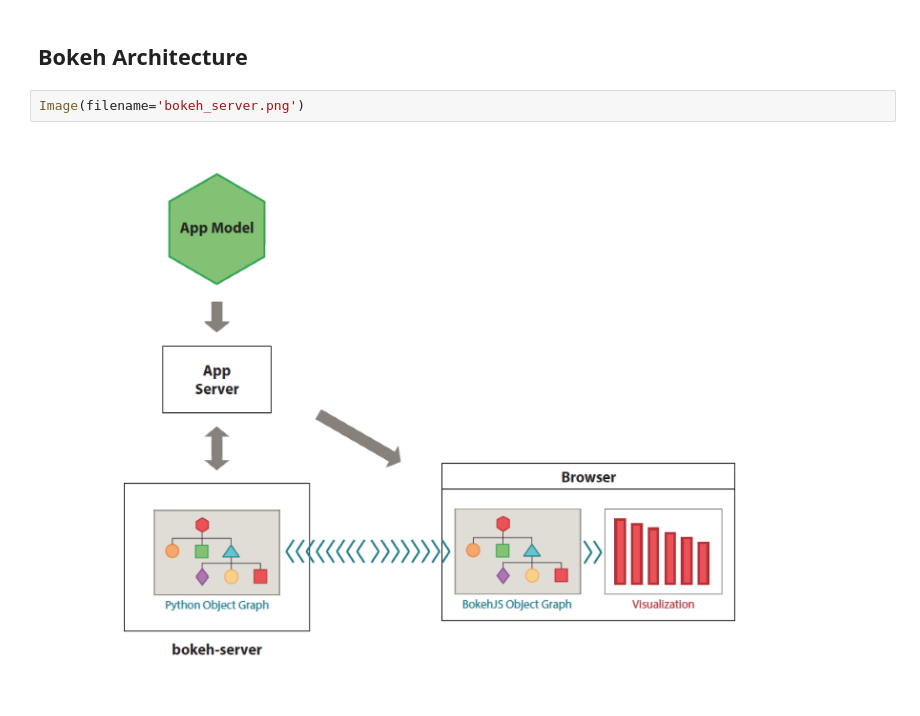
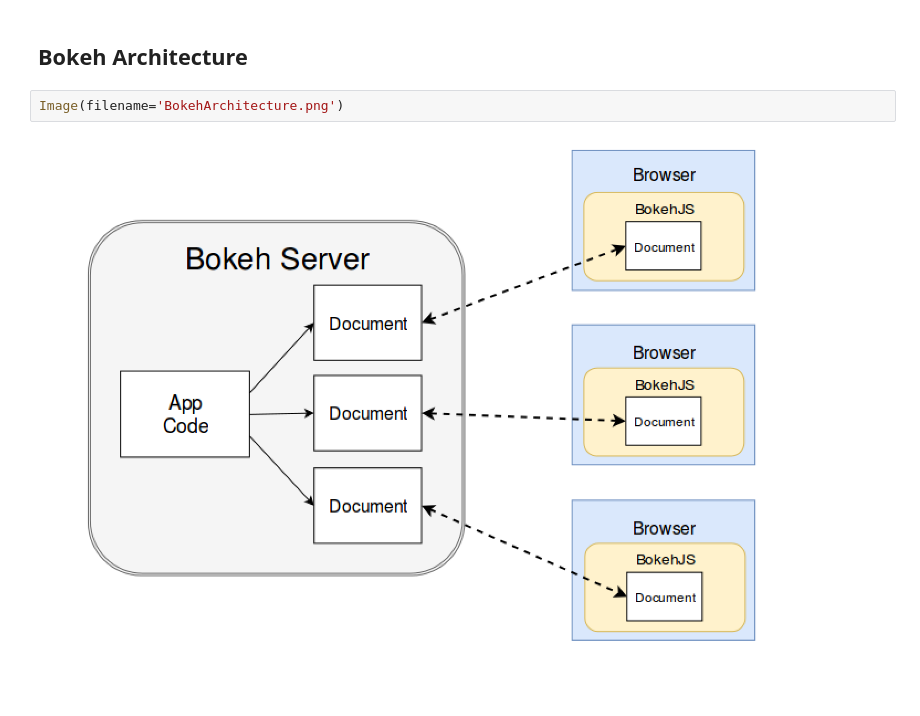
Before and after one commit to UWSEDS/LectureNotes, a Jupyter notebook: Visualization-in-Depth/Visualization-in-depth.ipynb, the cells around one changed output. Cells and saved outputs as stored; diff of their text form; blank space fills up the shorter version.

```diff
--- a/Visualization-in-Depth/Visualization-in-depth.ipynb
+++ b/Visualization-in-Depth/Visualization-in-depth.ipynb
@@ -259,6 +259,6 @@ show(widgetbox(button))
 # %% [markdown]
 ## Bokeh Architecture
 # %%
-Image(filename='bokeh_server.png')
+Image(filename='BokehArchitecture.png')
 # %% [output]
-[figure, old version]
+[figure, new version]
```
Also changed, not shown: 1 other file.
